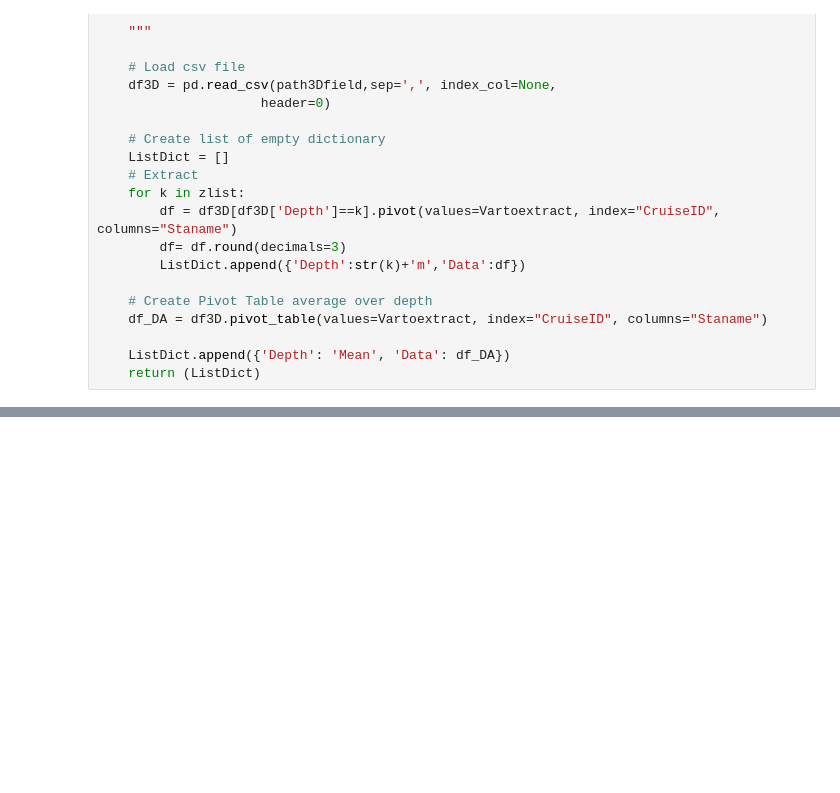
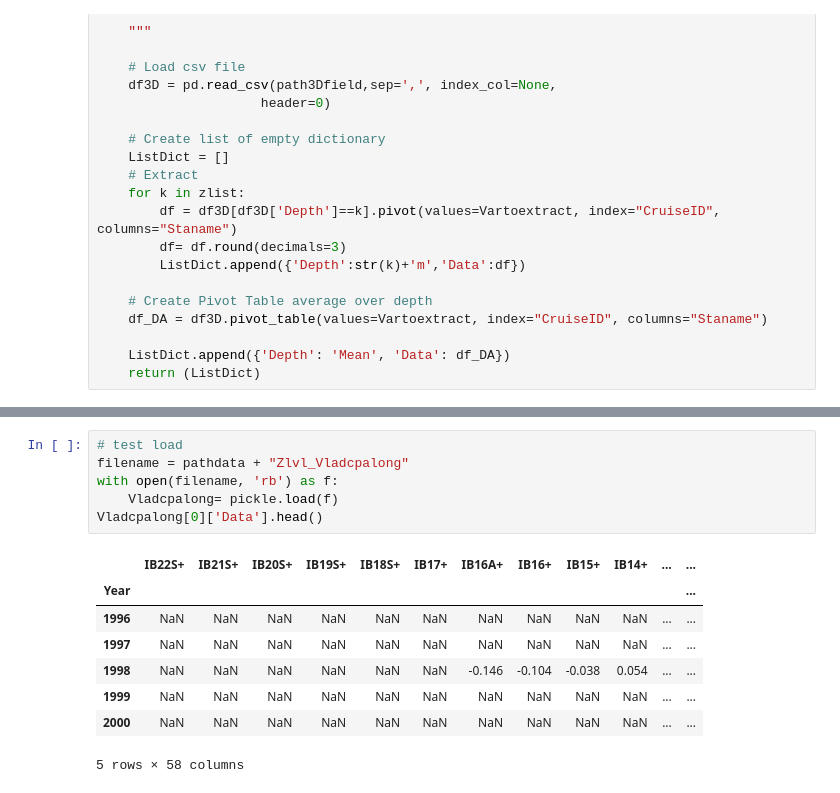
Before and after one commit to lhoupert/analysis_eel_data, a Jupyter notebook: notebooks/03_Organise_data_by_depth_level.ipynb, the cells around one changed output, grey strips where cells are left out. Drawn from its saved outputs; the diff is of its cells as text; blank space fills up the shorter version.

```diff
--- a/notebooks/03_Organise_data_by_depth_level.ipynb
+++ b/notebooks/03_Organise_data_by_depth_level.ipynb
@@ -329,0 +352,15 @@ NameError: name 'Vabsbyz_sort' is not defined
+# %%
+# test load
+filename = pathdata + "Zlvl_Vladcpalong"
+with open(filename, 'rb') as f:
+    Vladcpalong= pickle.load(f)
+Vladcpalong[0]['Data'].head()
+# %% [output]
+|  | IB22S+ | IB21S+ | IB20S+ | IB19S+ | IB18S+ | IB17+ | IB16A+ | IB16+ | IB15+ | IB14+ | ... | ... |
+| Year |  |  |  |  |  |  |  |  |  |  |  | ... |
+| 1996 | NaN | NaN | NaN | NaN | NaN | NaN | NaN | NaN | NaN | NaN | ... | ... |
+| 1997 | NaN | NaN | NaN | NaN | NaN | NaN | NaN | NaN | NaN | NaN | ... | ... |
+| 1998 | NaN | NaN | NaN | NaN | NaN | NaN | -0.146 | -0.104 | -0.038 | 0.054 | ... | ... |
+| 1999 | NaN | NaN | NaN | NaN | NaN | NaN | NaN | NaN | NaN | NaN | ... | ... |
+| 2000 | NaN | NaN | NaN | NaN | NaN | NaN | NaN | NaN | NaN | NaN | ... | ... |
+5 rows × 58 columns
```
Also changed, not shown: parts of 4 cells of this notebook.
